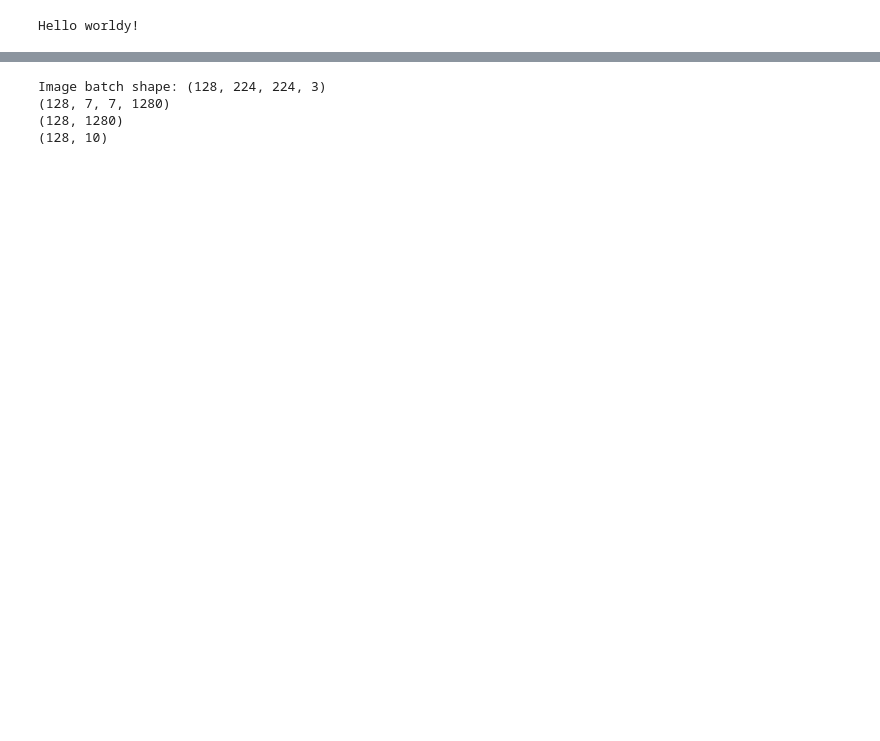
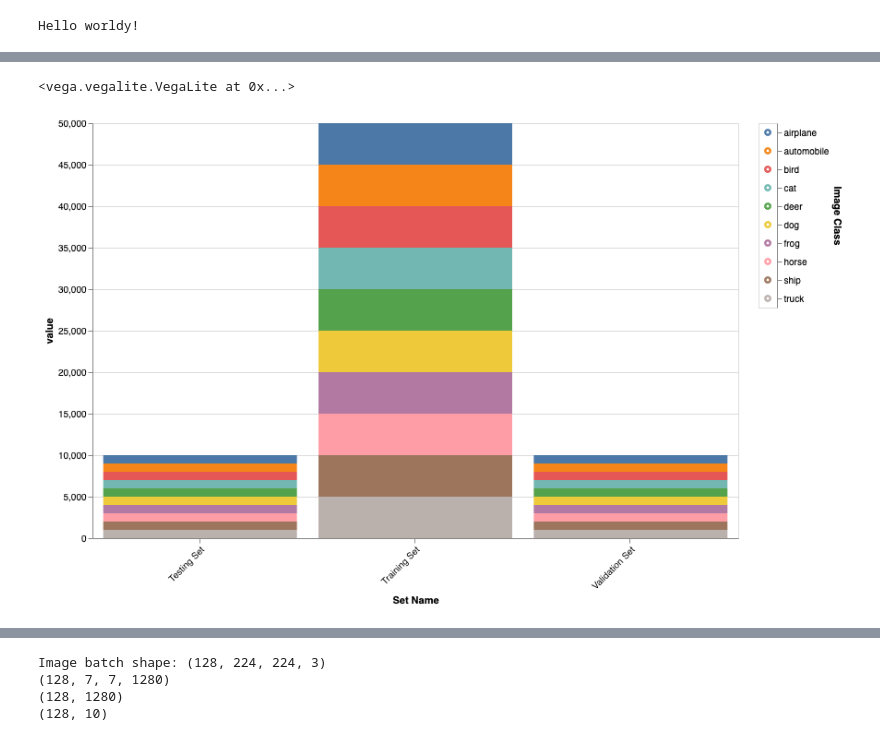
Before and after one commit to RyanDigiCat/IntrotoAITest, a Jupyter notebook: IntroToAI.ipynb, the cells around one changed output, grey strips where cells are left out. Saved outputs shown, nothing was run; the diff lists cells and outputs as text; code cells hidden in the pictures; blank space fills up the shorter version.

Commit message:
Added preliminary data exploration interactive work

```diff
--- a/IntroToAI.ipynb
+++ b/IntroToAI.ipynb
@@ -236,0 +279,11 @@ Hello worldy!
+# %%
+# Load the CIFAR-10 dataset
+(X_train, y_train), (X_test, y_test) = tf.keras.datasets.cifar10.load_data()
+
+# Really we should also create a validation set - check if we want to do this or will it be too confusing?
+# NUM_VAL_IMAGES = 10000
+# from sklearn.model_selection import train_test_split
+# We will use this function to split our "training" set into our "training" + "validation" set - confusing name!
+# (X_train, X_val), (y_train, y_val) = train_test_split(X_train, y_train, stratify=y_train, test_size=NUM_VAL_IMAGES)
+# For now lets just set X_val, y_val to X_test, y_test
+X_val, y_val = X_test, y_test
@@ -236,0 +300,45 @@ Hello worldy!
+# %%
+# Get the counts of each of the image types and put them in a dataframe
+set_value_counts = pd.DataFrame([
+    np.unique(y_train, return_counts=True)[1],
+    np.unique(y_val, return_counts=True)[1],
+    np.unique(y_test, return_counts=True)[1]
+], index=['Training Set', 'Validation Set', 'Testing Set'])
+
+set_value_counts.columns = set_value_counts.columns.map(CLASS_NAMES)
+set_value_counts.columns.name = 'Image Class'
+set_value_counts.index.name = 'Set Name'
+
+# Transform the dataframe into a format suitable for altair
+source = set_value_counts.reset_index().melt('Set Name')
+
+# Create a multi selection index with every class pre-initialised
+selection = alt.selection_multi(
+    fields=["Image Class"]
+)
+color = alt.condition(
+    selection, alt.Color("Image Class:N", legend=None), alt.value("lightgray")
+)
+
+barchart = (
+    alt.Chart(source)
+    .mark_bar()
+    .encode(x=alt.X("Set Name:N", axis=alt.Axis(labelAngle=-45)),
+            y="value:Q", color=color,
+            tooltip=[alt.Tooltip("Image Class:N", title='Image Class'),
+                     alt.Tooltip("value:N", title='Number of Images')])
+    .add_selection(selection)
+    .properties(width=700,height=450)
+)
+
+legend = (
+    alt.Chart(source)
+    .mark_point()
+    .encode(y=alt.Y("Image Class:N", axis=alt.Axis(orient="right")), color=color)
+    .add_selection(selection)
+)
+
+barchart | legend
+# %% [output]
+<vega.vegalite.VegaLite at 0x...>
+[figure, added]
```
Also changed, not shown: parts of 15 cells of this notebook.
